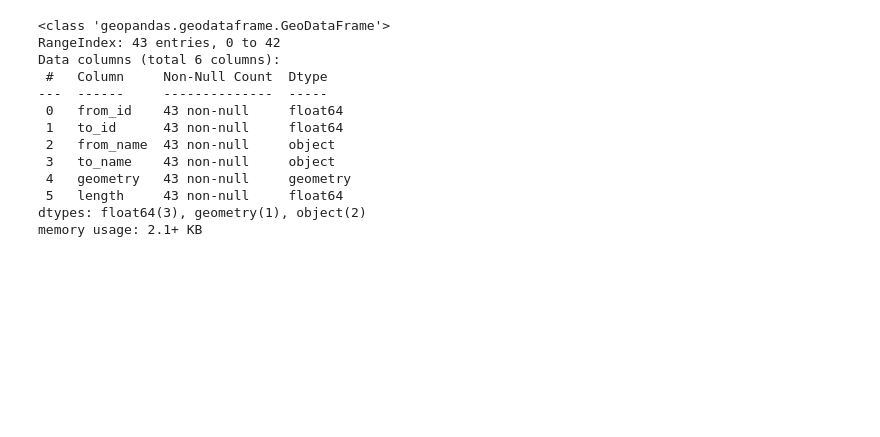
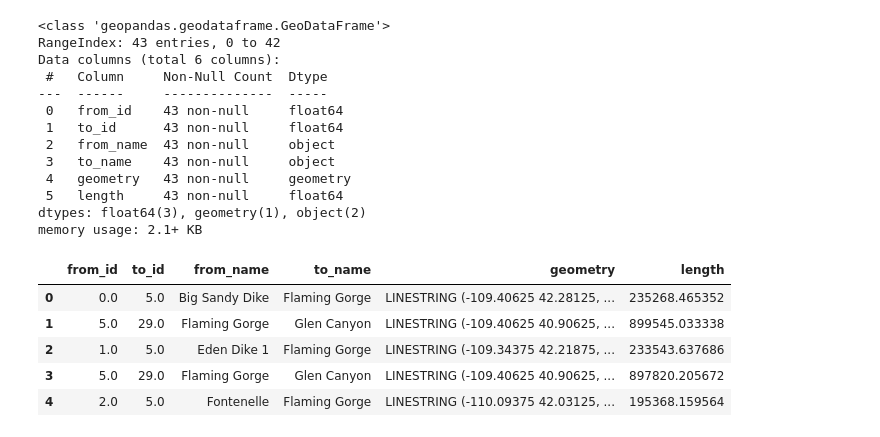
Before and after one commit to pritamd47/ReservoirNetwork, a Jupyter notebook: notebooks/Network-Generation.ipynb, the cells around one changed output. Cells and saved outputs as stored; diff of their text form; code cells hidden in the pictures; blank space fills up the shorter version.

```diff
--- a/notebooks/Network-Generation.ipynb
+++ b/notebooks/Network-Generation.ipynb
@@ -428,3 +428,12 @@ Data columns (total 6 columns):
  5   length     43 non-null     float64
 dtypes: float64(3), geometry(1), object(2)
 memory usage: 2.1+ KB
+# %%
+res_network.head()
+# %% [output]
+|  | from_id | to_id | from_name | to_name | geometry | length |
+| 0 | 0.0 | 5.0 | Big Sandy Dike | Flaming Gorge | LINESTRING (-109.40625 42.28125, ... | 235268.465352 |
+| 1 | 5.0 | 29.0 | Flaming Gorge | Glen Canyon | LINESTRING (-109.40625 40.90625, ... | 899545.033338 |
+| 2 | 1.0 | 5.0 | Eden Dike 1 | Flaming Gorge | LINESTRING (-109.34375 42.21875, ... | 233543.637686 |
+| 3 | 5.0 | 29.0 | Flaming Gorge | Glen Canyon | LINESTRING (-109.40625 40.90625, ... | 897820.205672 |
+| 4 | 2.0 | 5.0 | Fontenelle | Flaming Gorge | LINESTRING (-110.09375 42.03125, ... | 195368.159564 |
```
Also changed, not shown: parts of 2 cells of this notebook.
